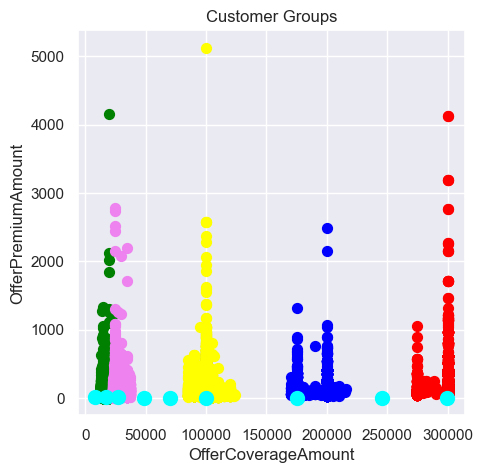
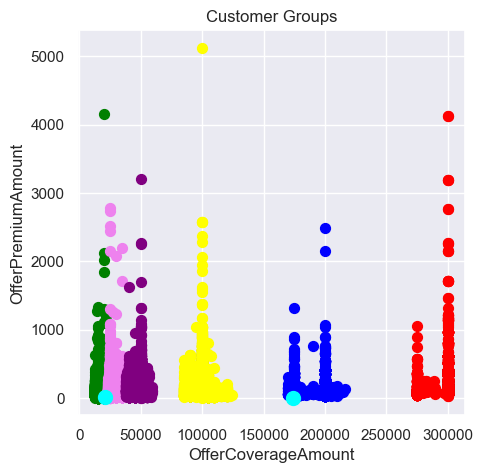
Unified diff of the notebook cell whose output changed from the first chart to the second:
--- before
+++ after
@@ -5,4 +5,5 @@
 plt.scatter(X[Y==3,0],X[Y==3,1],s = 50,c = 'yellow',label = 'cluster4')
 plt.scatter(X[Y==4,0],X[Y==4,1],s = 50,c = 'violet',label = 'cluster5')
+plt.scatter(X[Y==5,0],X[Y==5,1],s = 50,c = 'purple',label = 'cluster6')
 
 plt.scatter(kmeans.cluster_centers_[:,0], kmeans.cluster_centers_[:,1], s=100, c='cyan', label='Centroids')

Commit: clustering